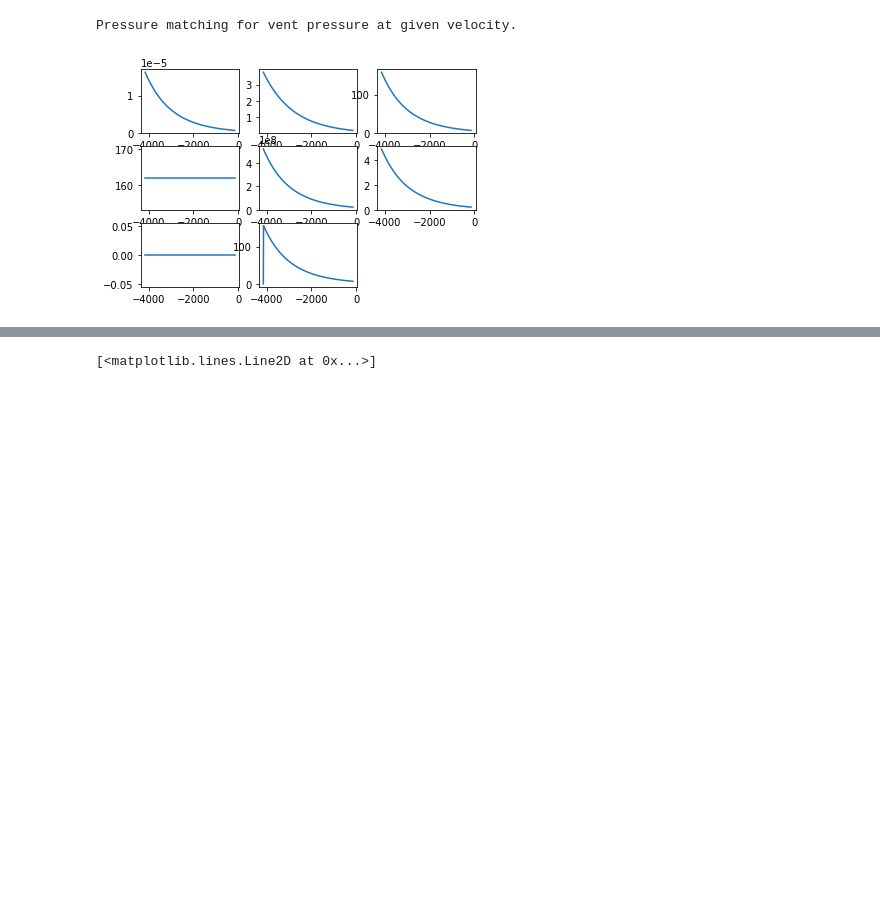
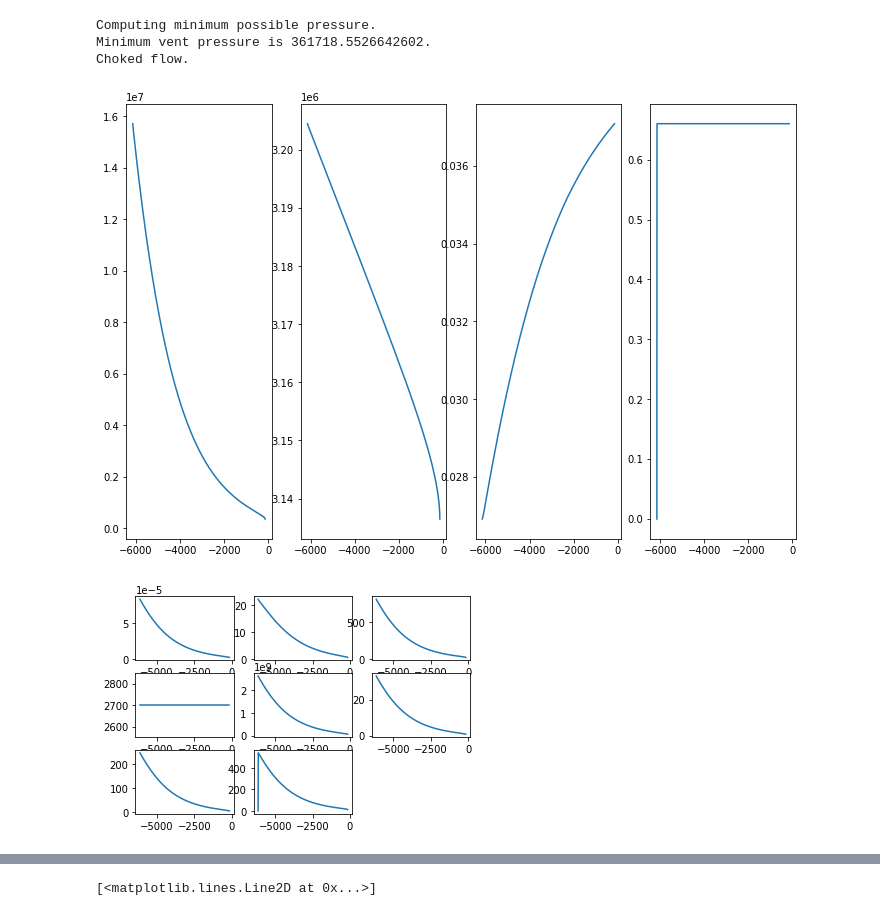
Before and after one commit to fredriclam/compressible-conduit-steady, a Jupyter notebook: steady_state_tester.ipynb, the cells around one changed output, grey strips where cells are left out. Cells and saved outputs as stored; diff of their text form; code cells hidden in the pictures; blank space fills up the shorter version.

Commit message:
Update bounding algorithm for j and u type solves

```diff
--- a/steady_state_tester.ipynb
+++ b/steady_state_tester.ipynb
@@ -7,37 +4,54 @@ The autoreload extension is already loaded. To reload it, use:
 # %%
 import matplotlib.pyplot as plt
 import steady_state as ss
 import numpy as np
-f = ss.SteadyState(1e5, 1,
+f = ss.SteadyState(1e5, 1, input_type="u",
   override_properties={
-    "yC": 0.00,
-    "yWt": 0.03,
+    "yC": 0.3, ########## Check
+    "yWt": 0.04,
     "yA": 1e-7,
     "yWvInletMin": 1e-5,
     "crit_volfrac": 0.7,
     "tau_d": 10.0,  ########## Check
     "tau_f": 1.0,
-    "mu": 5e2,
     "conduit_radius": 50,
-    "conduit_length": 4000,
+    "conduit_length": 6000,
     "T_chamber": 800+273.15,
     "c_v_magma": 3e3,
     "rho0_magma": 2.7e3,
     "K_magma": 10e9,
     "p0_magma": 10e6,
     "solubility_k": 5e-6,
     "solubility_n": 0.5,
   }
 )
 
-x = np.linspace(-4150, -150, 1000)
+
+x = np.linspace(-6150, -150, 1000)
 U1 = f(x)
 p, h, y, yF = f(x,True)
+
+# Figure 1: p, h, y, yF native
+plt.figure(figsize=(12,8))
+plt.subplot(1,4,1)
+plt.plot(x, p)
+plt.subplot(1,4,2)
+plt.plot(x, h)
+plt.subplot(1,4,3)
+plt.plot(x, y)
+plt.subplot(1,4,4)
+plt.plot(x, yF)
+
+# Figure 2: quail conserved variables format
+plt.figure()
 for i in range (8):
   plt.subplot(3,3,i+1)
   plt.plot(x, U1[...,i])
 
 plt.show()
 # %% [output]
-Pressure matching for vent pressure at given velocity.
+Computing minimum possible pressure.
+Minimum vent pressure is 361718.5526642602.
+Choked flow.
-[figure, old version]
+[figure, new version]
+[figure, added]
```
Also changed, not shown: parts of 37 cells of this notebook, 1 other file.
